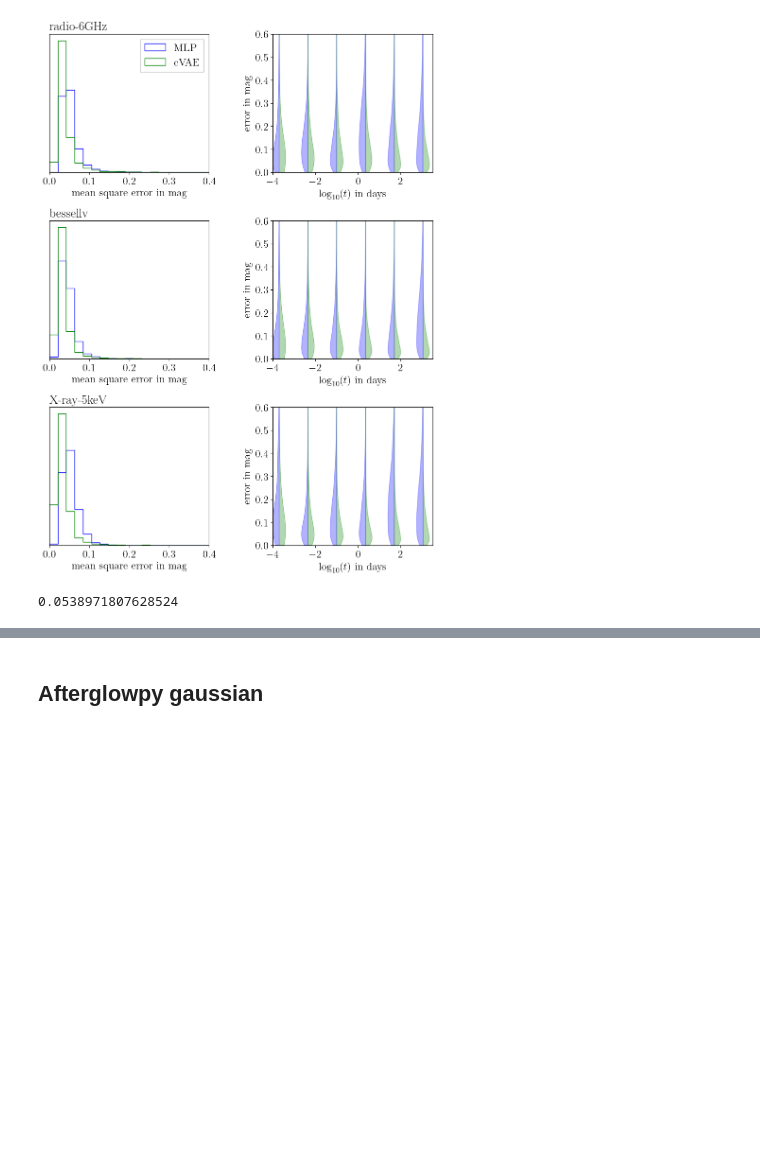
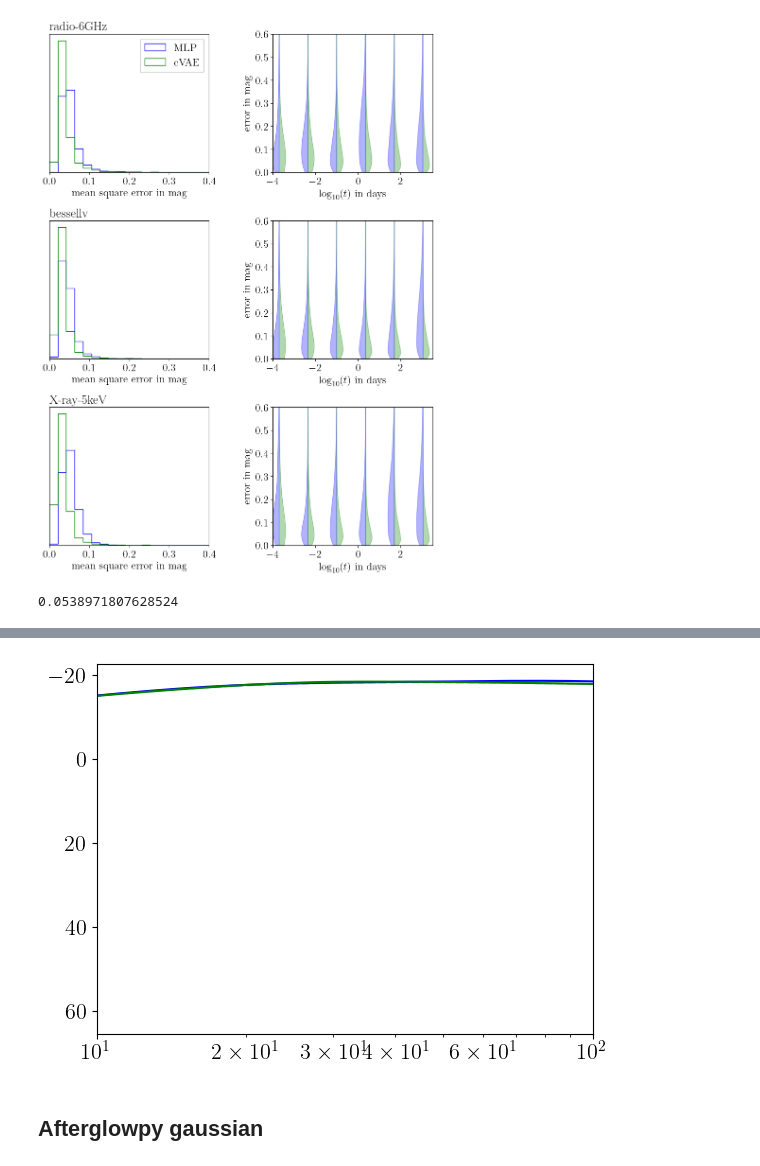
Before and after one commit to nuclear-multimessenger-astronomy/paper_fiesta, a Jupyter notebook: src/paper_fiesta/benchmarking/benchmark_plots.ipynb, the cells around one changed output, grey strips where cells are left out. Cells and saved outputs as stored; diff of their text form; code cells hidden in the pictures; blank space fills up the shorter version.

Commit message:
new afgpy gaussian recoveries and benchmarks

```diff
--- a/src/paper_fiesta/benchmarking/benchmark_plots.ipynb
+++ b/src/paper_fiesta/benchmarking/benchmark_plots.ipynb
@@ -115,3 +132,14 @@ high_error_fraction(benchmarker2.test_mag, benchmarker2.pred_mag, "bessellv")
+# %%
+plt.xlim(10, 100)
+
+plt.plot(benchmarker1.times, benchmarker1.test_mag["bessellv"][45], linestyle="dashed", color="lightgrey")
+plt.plot(benchmarker1.times, benchmarker1.pred_mag["bessellv"][45], color="blue")
+plt.plot(benchmarker2.times, benchmarker2.pred_mag["bessellv"][45], color="green")
+
+plt.xscale("log")
+plt.gca().invert_yaxis()
+# %% [output]
+[figure, added]
 # %% [markdown]
 ## Afterglowpy gaussian
 # %%
```
Also changed, not shown: parts of 3 cells of this notebook, 47 other files.
